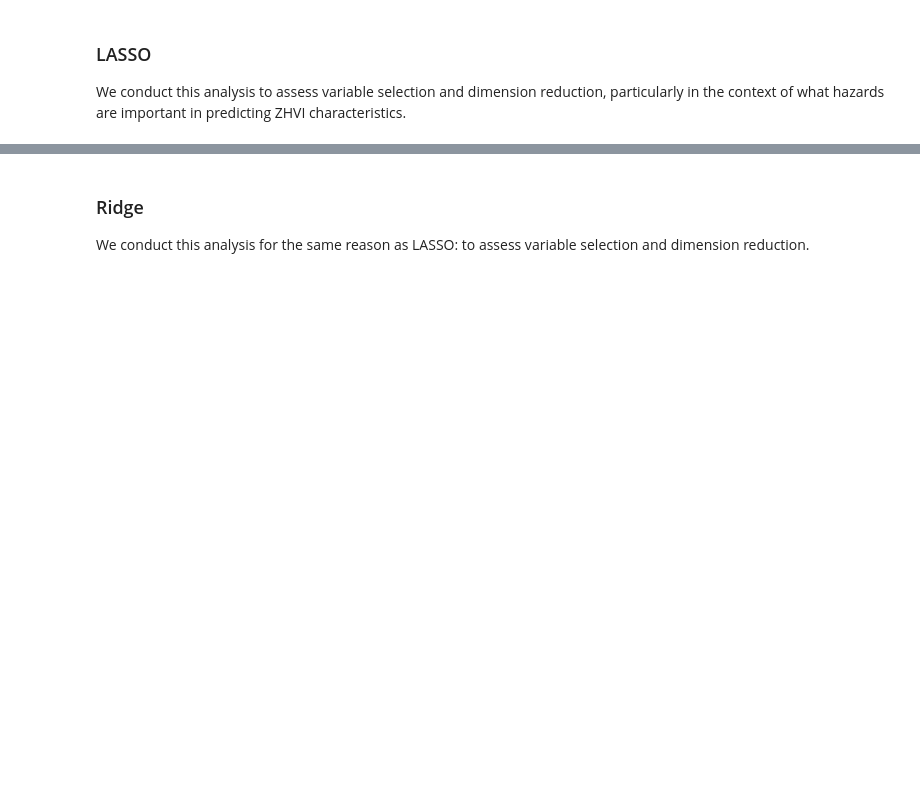
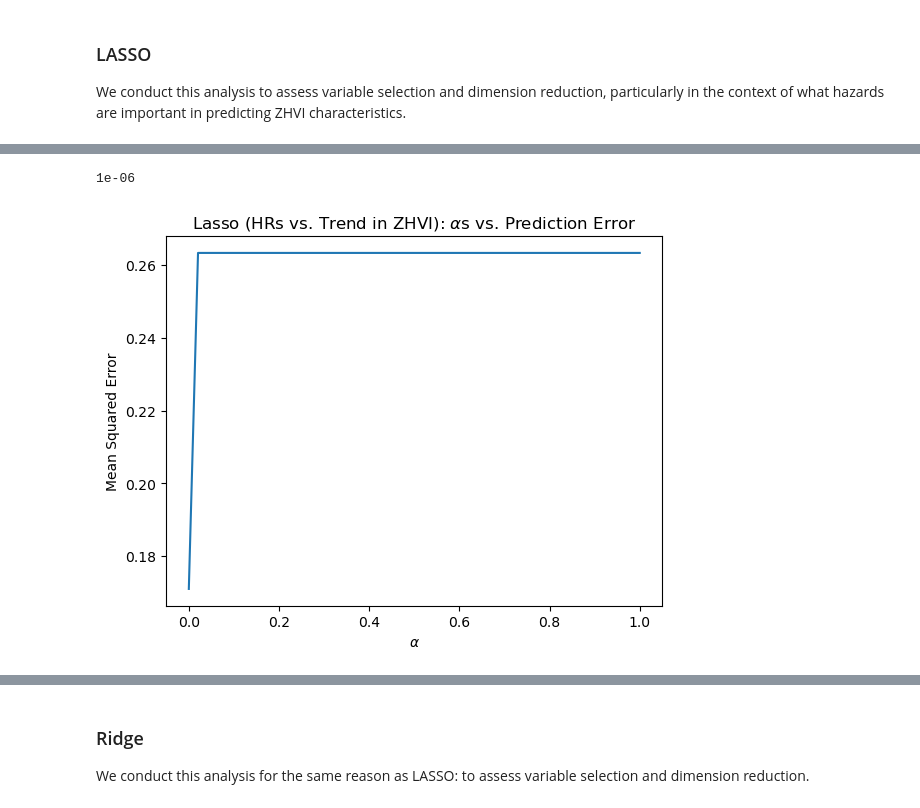
Before and after one commit to toogiii/ClimateAndHousing, a Jupyter notebook: Code/ClimateAndHousing.ipynb, the cells around one changed output, grey strips where cells are left out. Drawn from its saved outputs; the diff is of its cells as text; code cells hidden in the pictures; blank space fills up the shorter version.

```diff
--- a/Code/ClimateAndHousing.ipynb
+++ b/Code/ClimateAndHousing.ipynb
@@ -207,0 +484,54 @@ We conduct this analysis to assess variable selection and dimension reduction, p
+# %%
+# Conduct LASSO Regression on change in ZHVI (without controls)
+
+# Drop nan observations and split data
+
+mod_working_data = working_data.dropna(subset=hr_vars + ["ZHVI_trend"])
+working_xs = mod_working_data[hr_vars]
+working_ys = mod_working_data["ZHVI_trend"]
+
+X_train, X_test, y_train, y_test = train_test_split(working_xs, working_ys, test_size=0.1, random_state=1680)
+
+# Note: Code also inspired by and borrowed from review session
+# Construct vectors to store mean prediction errors and coefficients
+cv_errs_lasso = []
+opt_coefs_lasso_trend_no_X = None
+opt_alpha_lasso_trend_no_X = 0
+min_MSE = 0
+counter = 0
+
+# Define alphas and models
+alphas = np.linspace(1e-6, 1, num=50)
+lasso_models = [make_pipeline(StandardScaler(with_mean=False),
+                             Lasso(alpha=alpha * np.sqrt(X_train.shape[0]), max_iter=10000)) for alpha in alphas]
+
+# Train and test models
+for model in lasso_models:
+    # Fit model, evaluate using testing data, and compute mean-squared error
+    model.fit(X_train, y_train)
+    y_pred = model.predict(X_test)
+    MSE = mean_squared_error(y_test, y_pred)
+
+    # Store prediction error
+    cv_errs_lasso.append(MSE)
+
+    # If we are on the first model or a model with less than minimum prediction error
+    #   update new minimum, optimized alpha, and associated coefficients
+    if counter == 0 or MSE < min_MSE:
+        min_MSE = MSE
+        opt_alpha_lasso_trend_no_X = alphas[counter]
+        opt_coefs_lasso_trend_no_X = model['lasso'].coef_
+    counter += 1
+
+print(opt_alpha_lasso_trend_no_X)
+
+# Plot alphas against prediction errors and label
+plt.plot(alphas, cv_errs_lasso)
+plt.xlabel(r'$\alpha$')
+plt.ylabel('Mean Squared Error')
+plt.title(r'Lasso (HRs vs. Trend in ZHVI): $\alpha$s vs. Prediction Error')
+plt.savefig(path + '\\Figures\\LASSO\\alphaTrendZHVILASSO.png')
+plt.show()
+# %% [output]
+1e-06
+[figure, added]
```
Also changed, not shown: parts of 45 cells of this notebook, 13 other files.
